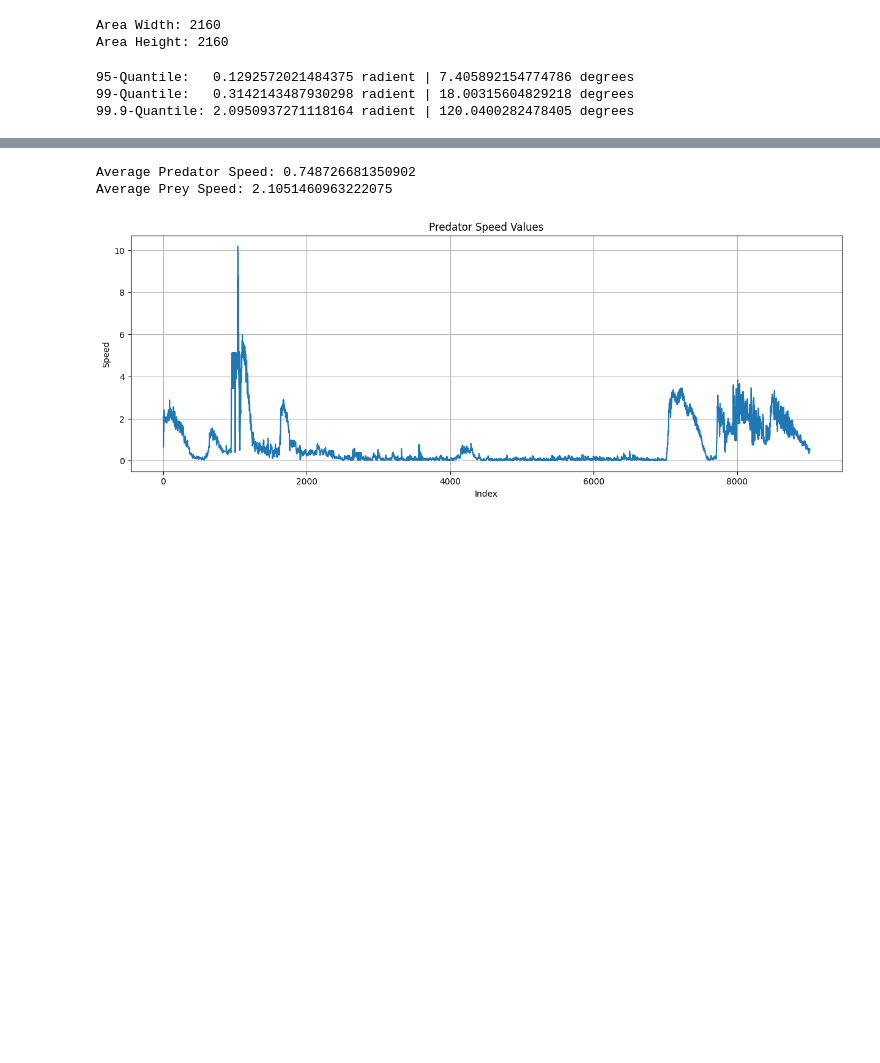
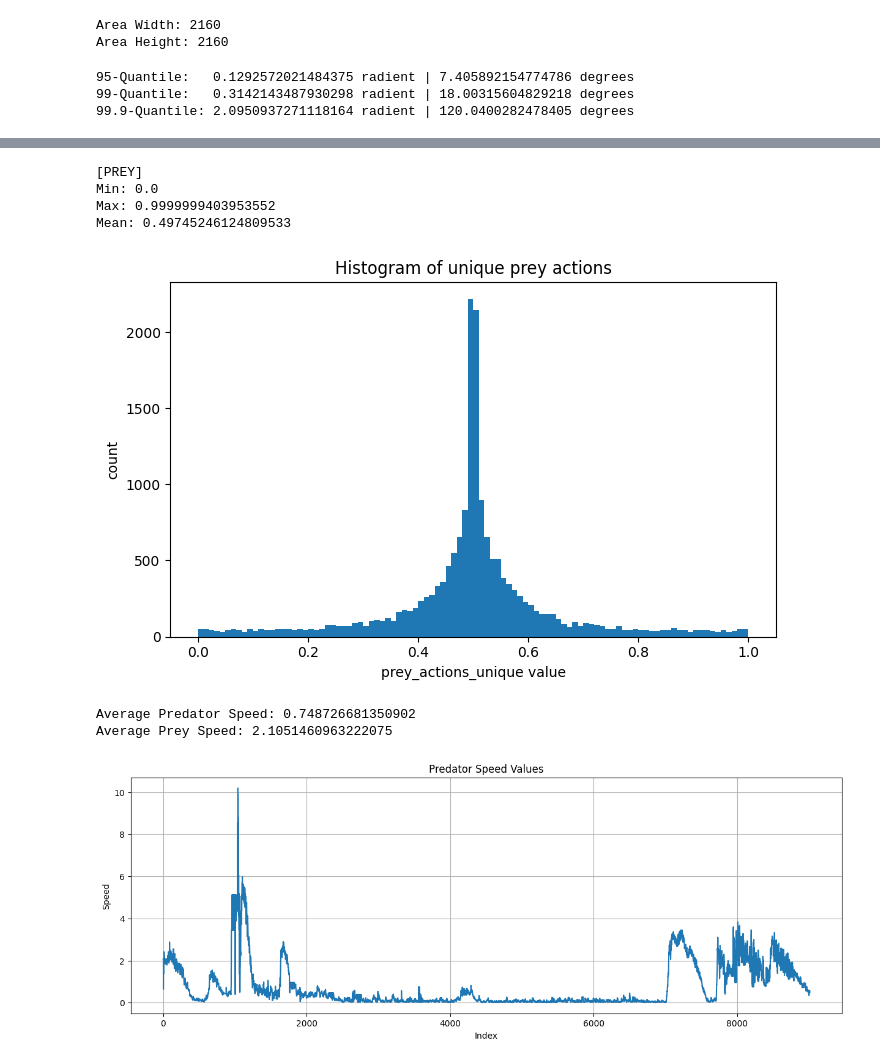
Before and after one commit to wirthy21/Master-Thesis, a Jupyter notebook: notebooks/extras/Video Env Settings.ipynb, the cells around one changed output, grey strips where cells are left out. Saved outputs shown, nothing was run; the diff lists cells and outputs as text; code cells hidden in the pictures; blank space fills up the shorter version.

```diff
--- a/notebooks/extras/Video Env Settings.ipynb
+++ b/notebooks/extras/Video Env Settings.ipynb
@@ -69,3 +114,25 @@ print("99.9-Quantile:",  q999, "radient |", q999*180/np.pi, "degrees")
+# %%
+prey_actions = exp_prey_tensor[..., 5]
+prey_actions_unique = list(set(prey_actions.reshape(-1).tolist()))
+
+print("[PREY]")
+print("Min:", min(prey_actions_unique))
+print("Max:", max(prey_actions_unique))
+print("Mean:", sum(prey_actions_unique)/len(prey_actions_unique))
+
+plt.figure(figsize=(7,4.5))
+plt.hist(prey_actions_unique, bins=100)
+plt.xlabel("prey_actions_unique value")
+plt.ylabel("count")
+plt.title("Histogram of unique prey actions")
+plt.tight_layout()
+plt.show()
+# %% [output]
+[PREY]
+Min: 0.0
+Max: 0.9999999403953552
+Mean: 0.49745246124809533
+[figure, added]
 # %%
 # Speed Analysis
 all_speeds = []
```
Also changed, not shown: parts of 3 cells of this notebook, 11 other files.
